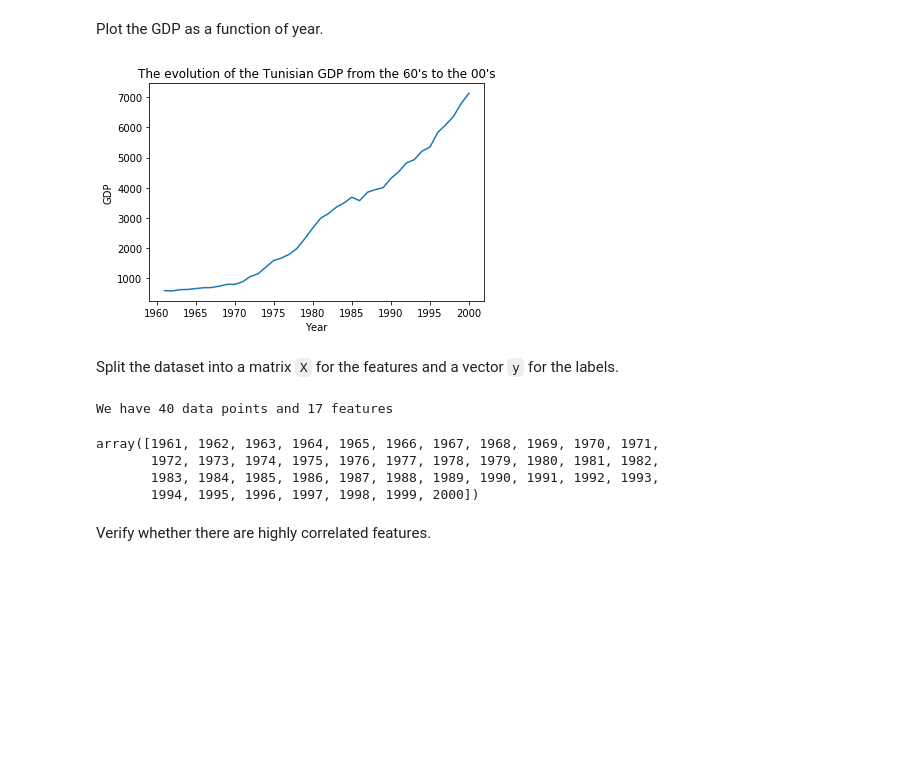
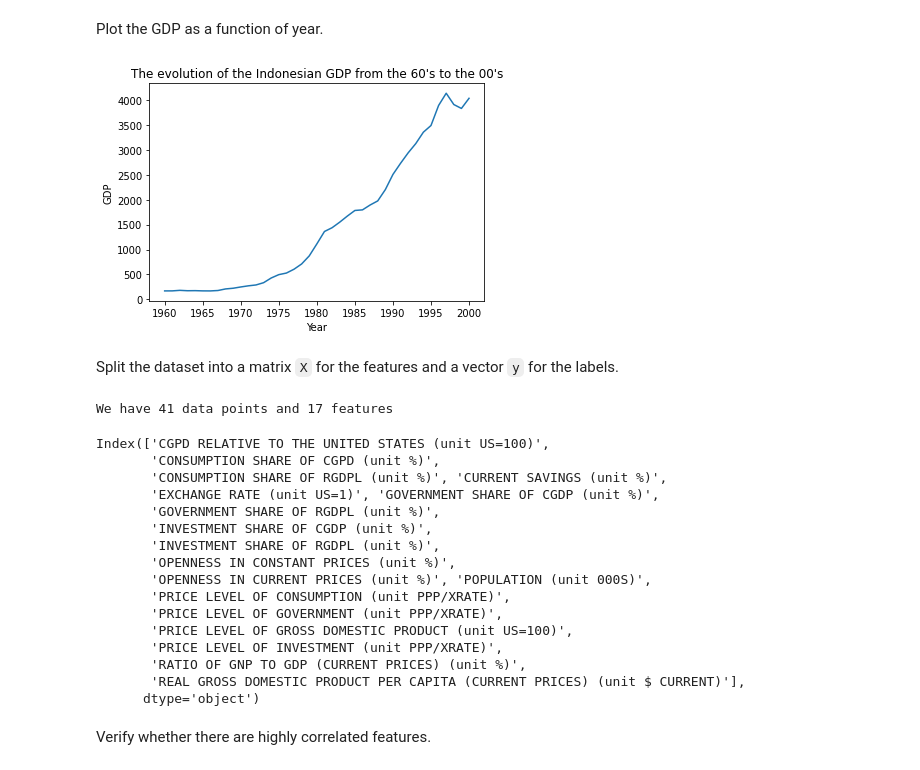
Before and after one commit to NizarGhandri/GDP, a Jupyter notebook: notebooks/indonesia_model.ipynb, the cells around one changed output. Saved outputs shown, nothing was run; the diff lists cells and outputs as text; code cells hidden in the pictures; blank space fills up the shorter version.

```diff
--- a/notebooks/indonesia_model.ipynb
+++ b/notebooks/indonesia_model.ipynb
@@ -20,9 +20,9 @@ os.chdir('notebooks')
 # %% [markdown]
 Load the dataset in a pandas dataframe.
 # %%
-PATH = os.path.join("..", "data", "Tunisia2.csv")
+PATH = os.path.join("..", "data", "indonesia.csv")
 
-dataset = pd.read_csv(PATH, index_col=0)
+dataset = pd.read_csv(PATH)
 # %% [markdown]
 Visualize the dataset.
 # %%
@@ -49,28 +48,40 @@ dataset
 # %% [markdown]
 Plot the GDP as a function of year.
 # %%
-plt.plot(dataset.index, dataset["REAL GROSS DOMESTIC PRODUCT PER CAPITA (CURRENT PRICES) (unit $ CURRENT)"])
+plt.plot(dataset["YEAR"], dataset["REAL GROSS DOMESTIC PRODUCT PER CAPITA (CURRENT PRICES) (unit $ CURRENT)"])
 plt.xlabel("Year")
 plt.ylabel("GDP")
-plt.title("The evolution of the Tunisian GDP from the 60's to the 00's")
+plt.title("The evolution of the Indonesian GDP from the 60's to the 00's")
 plt.show()
 # %% [output]
-[figure, old version]
+[figure, new version]
 # %% [markdown]
 Split the dataset into a matrix `X` for the features and a vector `y` for the labels.
 # %%
-X, y = X_y_from_dataset(dataset)
-YEARS = dataset.dropna().index.values
+ds = dataset.drop(columns=["YEAR"])
+X, y = X_y_from_dataset(dataset.drop(columns=["YEAR"]))
 print("We have", X.shape[0], "data points and", X.shape[1], "features")
 # %% [output]
-We have 40 data points and 17 features
+We have 41 data points and 17 features
-# %%
-YEARS
-# %% [output]
-array([1961, 1962, 1963, 1964, 1965, 1966, 1967, 1968, 1969, 1970, 1971,
-       1972, 1973, 1974, 1975, 1976, 1977, 1978, 1979, 1980, 1981, 1982,
-       1983, 1984, 1985, 1986, 1987, 1988, 1989, 1990, 1991, 1992, 1993,
-       1994, 1995, 1996, 1997, 1998, 1999, 2000])
+# %%
+ds.columns
+# %% [output]
+Index(['CGPD RELATIVE TO THE UNITED STATES (unit US=100)',
+       'CONSUMPTION SHARE OF CGPD (unit %)',
+       'CONSUMPTION SHARE OF RGDPL (unit %)', 'CURRENT SAVINGS (unit %)',
+       'EXCHANGE RATE (unit US=1)', 'GOVERNMENT SHARE OF CGDP (unit %)',
+       'GOVERNMENT SHARE OF RGDPL (unit %)',
+       'INVESTMENT SHARE OF CGDP (unit %)',
+       'INVESTMENT SHARE OF RGDPL (unit %)',
+       'OPENNESS IN CONSTANT PRICES (unit %)',
+       'OPENNESS IN CURRENT PRICES (unit %)', 'POPULATION (unit 000S)',
+       'PRICE LEVEL OF CONSUMPTION (unit PPP/XRATE)',
+       'PRICE LEVEL OF GOVERNMENT (unit PPP/XRATE)',
+       'PRICE LEVEL OF GROSS DOMESTIC PRODUCT (unit US=100)',
+       'PRICE LEVEL OF INVESTMENT (unit PPP/XRATE)',
+       'RATIO OF GNP TO GDP (CURRENT PRICES) (unit %)',
+       'REAL GROSS DOMESTIC PRODUCT PER CAPITA (CURRENT PRICES) (unit $ CURRENT)'],
+      dtype='object')
 # %% [markdown]
 Verify whether there are highly correlated features.
 # %%
```
Also changed, not shown: parts of 49 cells of this notebook.
